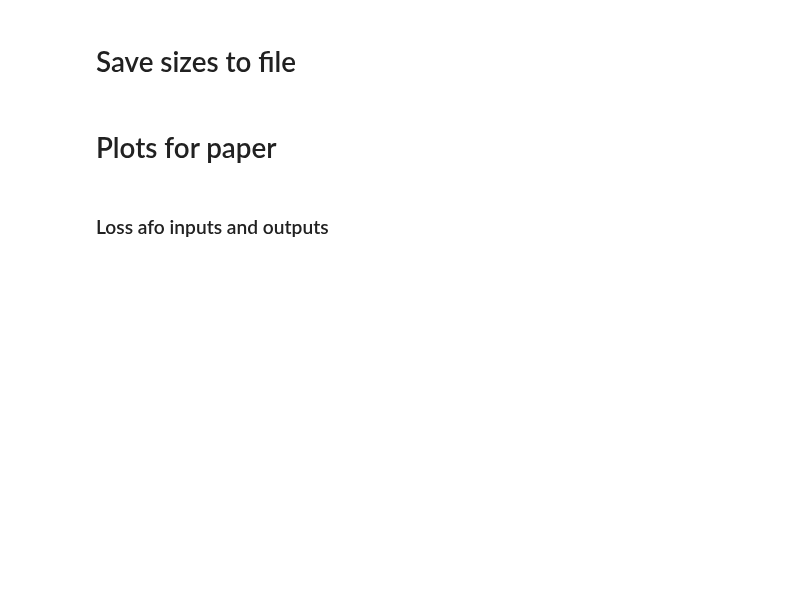
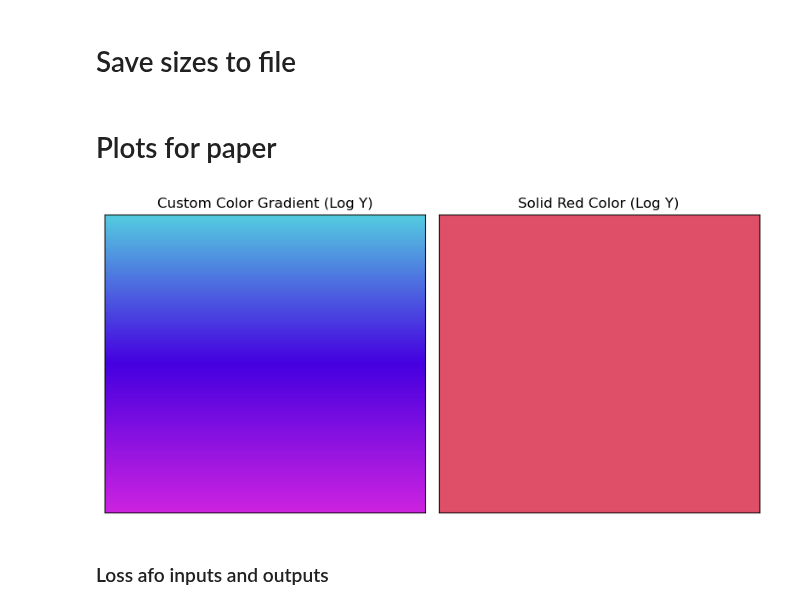
Before and after one commit to RoieEzraty/Network_combine, a Jupyter notebook: Network_main.ipynb, the cells around one changed output. Cells and saved outputs as stored; diff of their text form; code cells hidden in the pictures; blank space fills up the shorter version.

Commit message:
new colors in figure_plots

```diff
--- a/Network_main.ipynb
+++ b/Network_main.ipynb
@@ -329,8 +332,44 @@ save_folder_prelim = 'C:/Users/SMR_Admin/OneDrive - huji.ac.il/PhD/Network Simul
 
 # loss_mat = np.array([[2.8E-13, 9.2E-8, 1.1E-7, 4.3E-5], [7.7E-12, 0.10, 0.18, 0.16], [5.0E-13, 0.15, 0.17, 0.15], [1.2E-7, 0.056, 0.079, 0.068]])
 # np.save(save_folder_prelim + 'loss_mat.npy', loss_mat)
-# %% [markdown]
-# Plots for paper
+# %% [markdown]
+# Plots for paper
+# %%
+from matplotlib.colors import LinearSegmentedColormap
+
+# Define the custom color scheme as a colormap
+
+colors = ['#4500E0', '#54CCE0', '#CD23E1', '#9EE1B1', '#E04F68']
+red = '#E04F68'
+
+# Create the custom colormap for the gradient
+custom_cmap = LinearSegmentedColormap.from_list('custom_cmap', [colors[1], colors[0], colors[2]], N=256)
+
+# Create a gradient and plot it with log scale on the y-axis
+plt.figure(figsize=(8, 4))
+
+# Generate a vertical gradient and plot with log scale
+gradient = np.linspace(0, 1, 256).reshape(256, 1)  # Vertical gradient
+
+# Plot the custom gradient
+plt.subplot(1, 2, 1)
+plt.imshow(gradient, aspect='auto', cmap=custom_cmap, extent=[0, 1, 1, 256])
+# plt.imshow(gradient, cmap=custom_cmap)
+plt.title("Custom Color Gradient (Log Y)")
+plt.xticks([])  # Remove x ticks
+plt.yticks([])  # Remove y ticks
+
+# Plot the solid red block using a 1x1 matrix with the red color mapped
+plt.subplot(1, 2, 2)
+plt.imshow([[1]], aspect='auto', cmap=LinearSegmentedColormap.from_list('red_cmap', [red, red]), extent=[0, 1, 1, 256])
+plt.title("Solid Red Color (Log Y)")
+plt.xticks([])  # Remove x ticks
+plt.yticks([])  # Remove y ticks
+
+plt.tight_layout()
+plt.show()
+# %% [output]
+[figure, added]
 # %% [markdown]
 ### Loss afo inputs and outputs
 # %%
```
Also changed, not shown: parts of 35 cells of this notebook, 1 other file.
